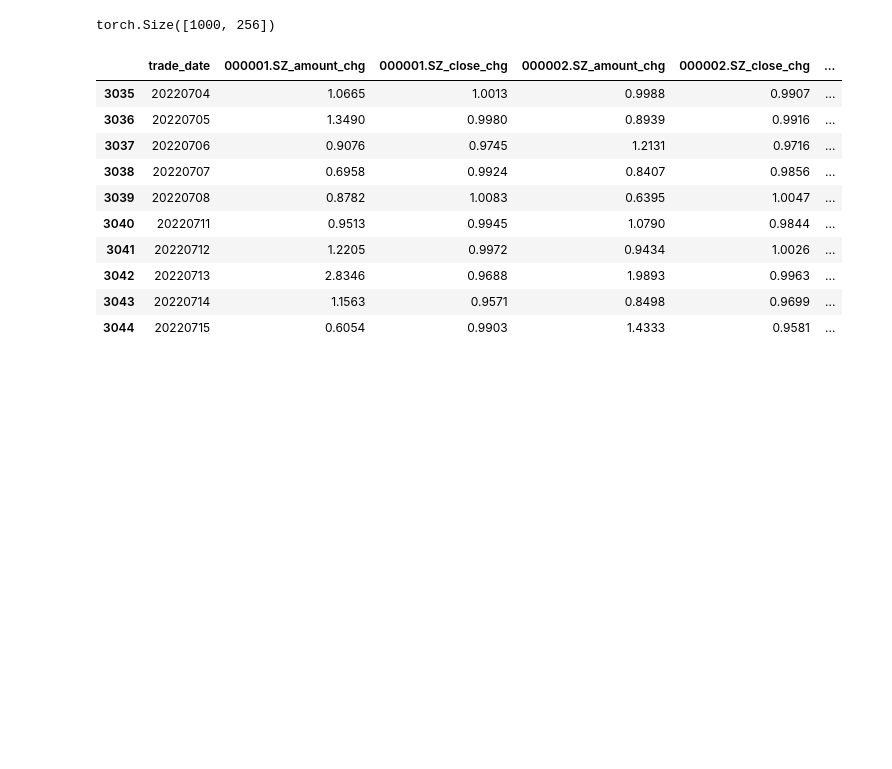
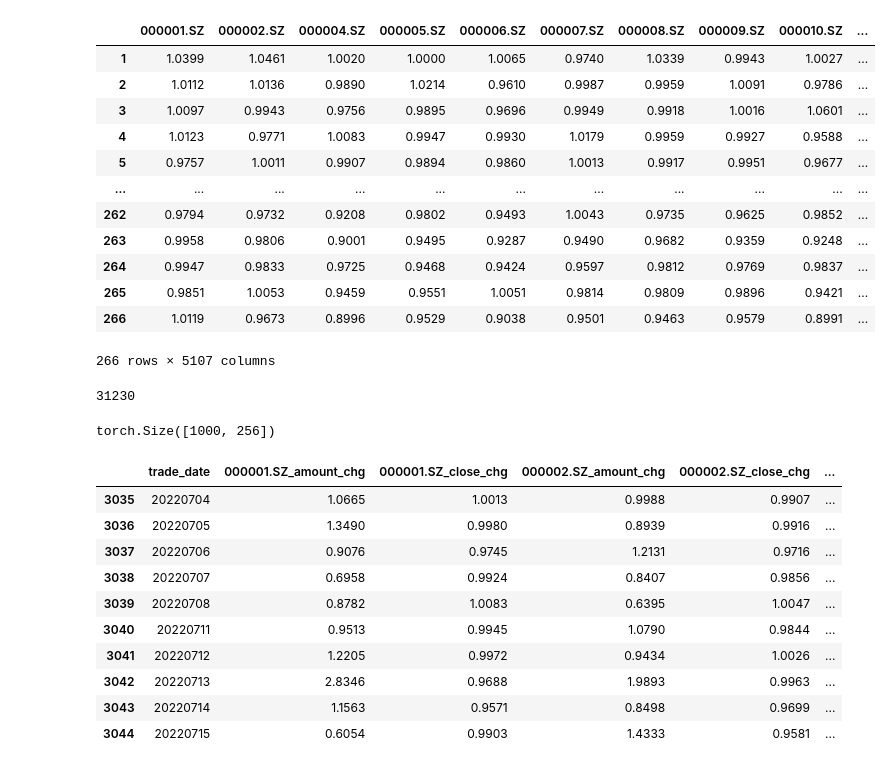
Before and after one commit to ren545457803/nanoGPT, a Jupyter notebook: train.ipynb, the cells around one changed output. Cells and saved outputs as stored; diff of their text form; code cells hidden in the pictures; blank space fills up the shorter version.

```diff
--- a/train.ipynb
+++ b/train.ipynb
@@ -96,4 +96,43 @@ device_type = 'cuda' if 'cuda' in device else 'cpu' # for later use in torch.aut
 # note: float16 data type will automatically use a GradScaler
 ptdtype = {'float32': torch.float32, 'bfloat16': torch.bfloat16, 'float16': torch.float16}[dtype]
 ctx = nullcontext() if device_type == 'cpu' else torch.amp.autocast(device_type=device_type, dtype=ptdtype)
+# %%
+np.random.seed(42)
+
+datadir = os.path.join('data', dataset)
+
+# meta数据
+meta = {}
+with open(os.path.join(datadir, 'meta.pkl'), 'r') as f:
+    meta = json.load(f)
+    meta_vocab_size = meta['vocab_size']
+def decode(id):
+    return meta['itos'][str(id)]
+def encode(s):
+    return [meta['stoi'][c] for c in s]
+
+pd_train_data = pd.read_csv(os.path.join(datadir, 'train.csv')).iloc[1:,:]
+pd_val_data = pd.read_csv(os.path.join(datadir, 'val.csv')).iloc[:,:]
+test = pd_train_data.iloc[:,1:]
+test
+# print(test)
+# %% [output]
+|  | 000001.SZ | 000002.SZ | 000004.SZ | 000005.SZ | 000006.SZ | 000007.SZ | 000008.SZ | 000009.SZ | 000010.SZ | ... |
+| 1 | 1.0399 | 1.0461 | 1.0020 | 1.0000 | 1.0065 | 0.9740 | 1.0339 | 0.9943 | 1.0027 | ... |
+| 2 | 1.0112 | 1.0136 | 0.9890 | 1.0214 | 0.9610 | 0.9987 | 0.9959 | 1.0091 | 0.9786 | ... |
+| 3 | 1.0097 | 0.9943 | 0.9756 | 0.9895 | 0.9696 | 0.9949 | 0.9918 | 1.0016 | 1.0601 | ... |
+| 4 | 1.0123 | 0.9771 | 1.0083 | 0.9947 | 0.9930 | 1.0179 | 0.9959 | 0.9927 | 0.9588 | ... |
+| 5 | 0.9757 | 1.0011 | 0.9907 | 0.9894 | 0.9860 | 1.0013 | 0.9917 | 0.9951 | 0.9677 | ... |
+| ... | ... | ... | ... | ... | ... | ... | ... | ... | ... | ... |
+| 262 | 0.9794 | 0.9732 | 0.9208 | 0.9802 | 0.9493 | 1.0043 | 0.9735 | 0.9625 | 0.9852 | ... |
+| 263 | 0.9958 | 0.9806 | 0.9001 | 0.9495 | 0.9287 | 0.9490 | 0.9682 | 0.9359 | 0.9248 | ... |
+| 264 | 0.9947 | 0.9833 | 0.9725 | 0.9468 | 0.9424 | 0.9597 | 0.9812 | 0.9769 | 0.9837 | ... |
+| 265 | 0.9851 | 1.0053 | 0.9459 | 0.9551 | 1.0051 | 0.9814 | 0.9809 | 0.9896 | 0.9421 | ... |
+| 266 | 1.0119 | 0.9673 | 0.8996 | 0.9529 | 0.9038 | 0.9501 | 0.9463 | 0.9579 | 0.8991 | ... |
+266 rows × 5107 columns
+# %%
+df = test
+(df > -11111).sum().sum()
+# %% [output]
+31230
 # %%
```
Also changed, not shown: parts of 2 cells of this notebook, 1 other file.
